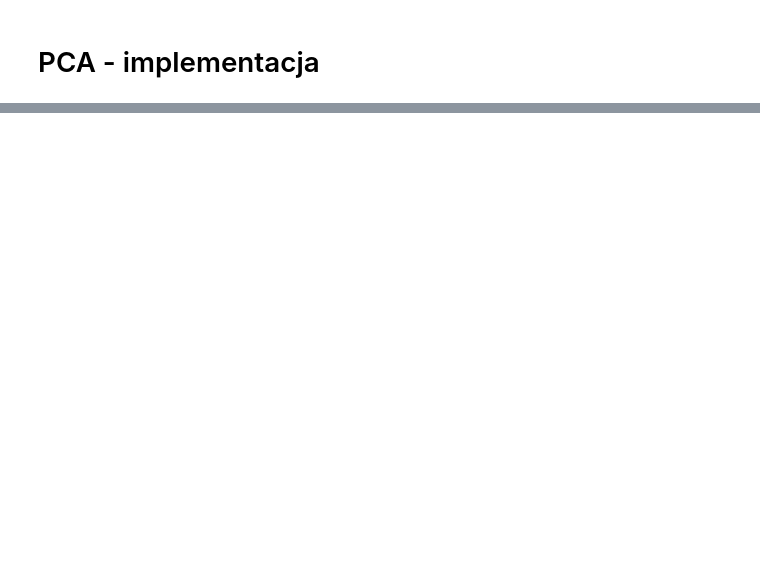
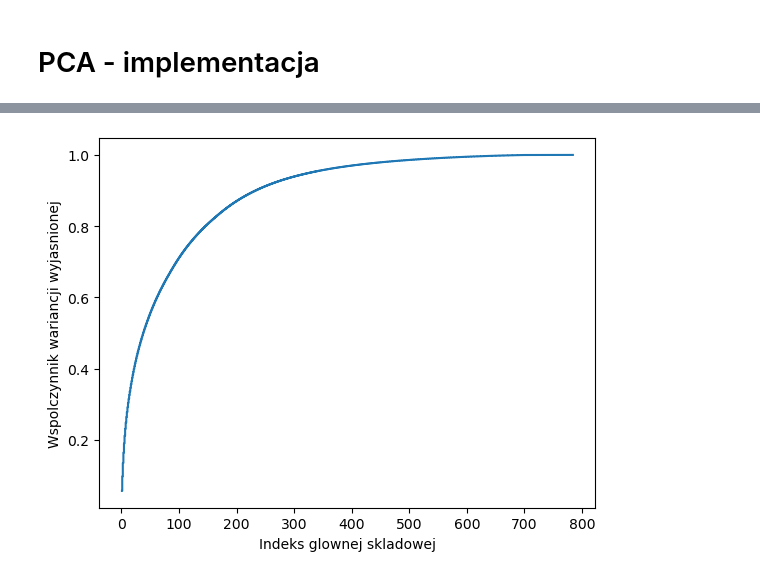
Before and after one commit to Gromate/machine-learning-classes, a Jupyter notebook: Zadanie 3/Grochowski_Mateusz_P3.ipynb, the cells around one changed output, grey strips where cells are left out. Cells and saved outputs as stored; diff of their text form; code cells hidden in the pictures; blank space fills up the shorter version.

```diff
--- a/Zadanie 3/Grochowski_Mateusz_P3.ipynb
+++ b/Zadanie 3/Grochowski_Mateusz_P3.ipynb
@@ -55,0 +127,2 @@ ValueError: cannot reshape array of size 785 into shape (28,28)
+# %%
+cum_var_exp = np.cumsum(var_exp)
@@ -55,0 +158,7 @@ ValueError: cannot reshape array of size 785 into shape (28,28)
+# %%
+plt.step(range(1, 785), cum_var_exp, where="mid")
+plt.xlabel("Indeks glownej skladowej")
+plt.ylabel("Wspolczynnik wariancji wyjasnionej")
+plt.show()
+# %% [output]
+[figure, added]
```
Also changed, not shown: parts of 20 cells of this notebook.
